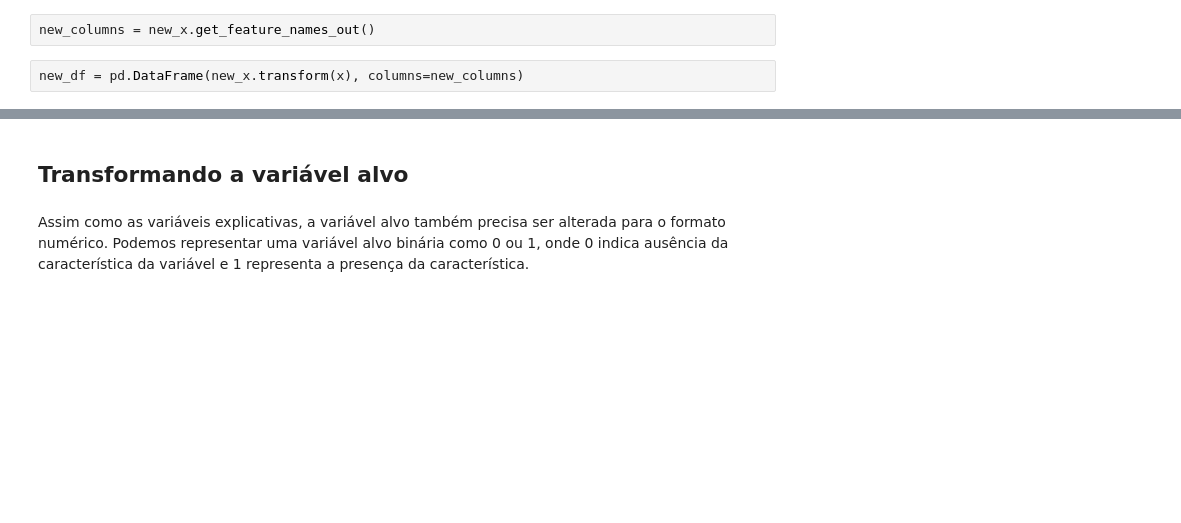
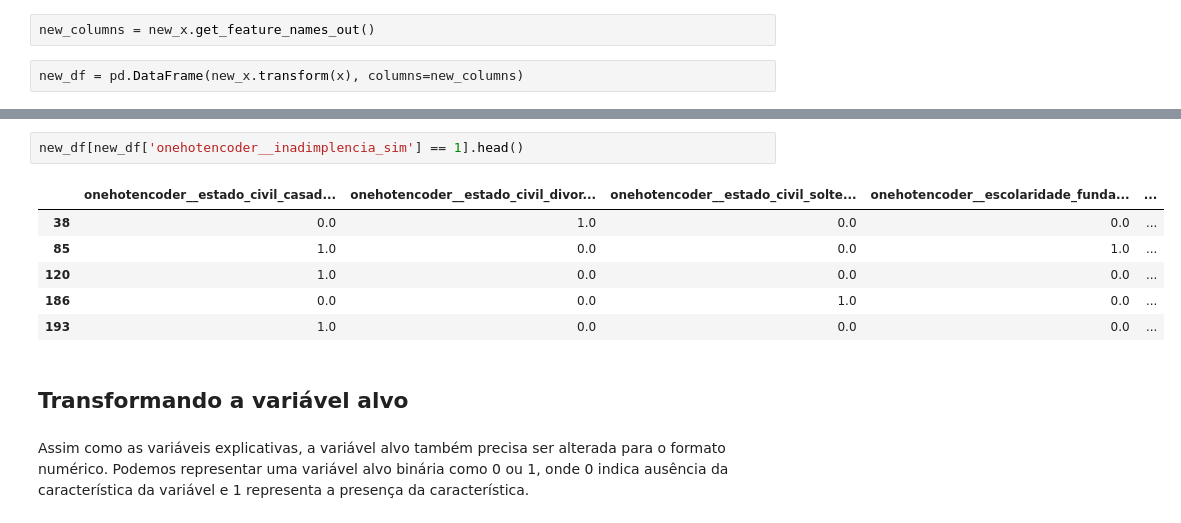
Before and after one commit to PJbourne/Data_Science_course, a Jupyter notebook: Pablo_Monteiro_Classificacao_Marketing_Investimento.ipynb, the cells around one changed output, grey strips where cells are left out. Drawn from its saved outputs; the diff is of its cells as text; blank space fills up the shorter version.

```diff
--- a/Pablo_Monteiro_Classificacao_Marketing_Investimento.ipynb
+++ b/Pablo_Monteiro_Classificacao_Marketing_Investimento.ipynb
@@ -243,3 +245,12 @@ new_df
+# %%
+new_df[new_df['onehotencoder__inadimplencia_sim'] == 1].head()
+# %% [output]
+|  | onehotencoder__estado_civil_casad... | onehotencoder__estado_civil_divor... | onehotencoder__estado_civil_solte... | onehotencoder__escolaridade_funda... | ... |
+| 38 | 0.0 | 1.0 | 0.0 | 0.0 | ... |
+| 85 | 1.0 | 0.0 | 0.0 | 1.0 | ... |
+| 120 | 1.0 | 0.0 | 0.0 | 0.0 | ... |
+| 186 | 0.0 | 0.0 | 1.0 | 0.0 | ... |
+| 193 | 1.0 | 0.0 | 0.0 | 0.0 | ... |
 # %% [markdown]
 ## Transformando a variável alvo
 # %% [markdown]
```
Also changed, not shown: parts of 17 cells of this notebook.
